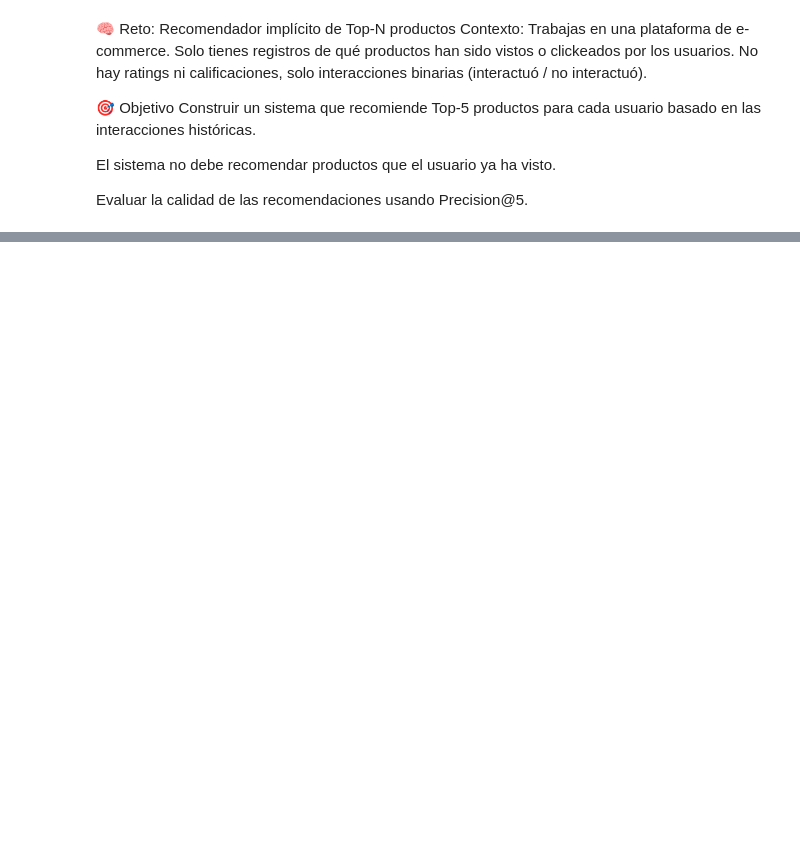
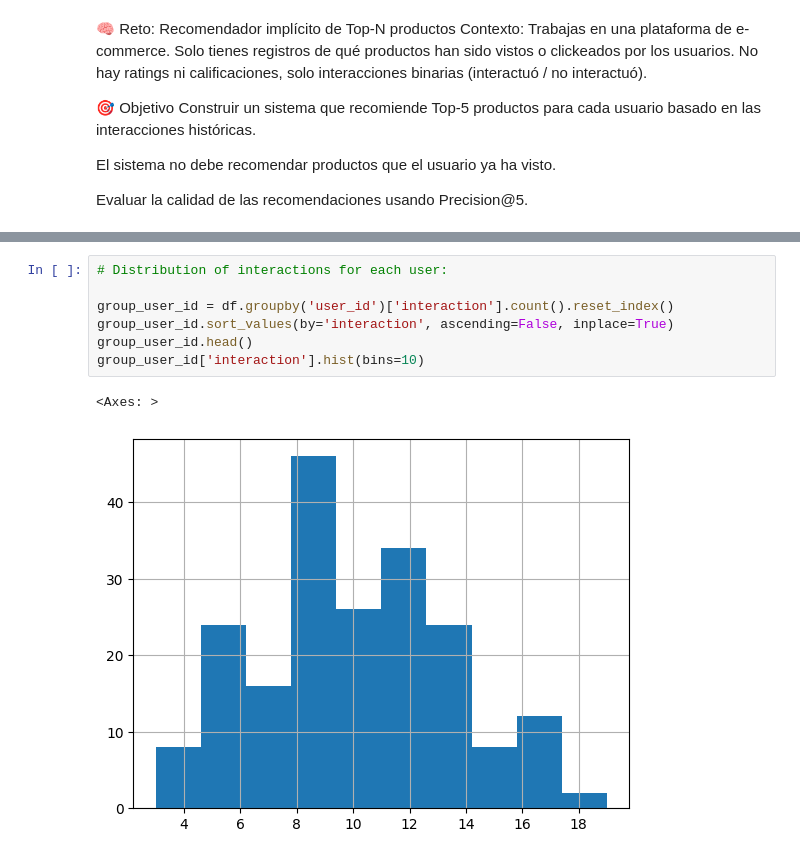
Before and after one commit to jonjimenez99/Portafolio, a Jupyter notebook: Sistema_recomendador.ipynb, the cells around one changed output, grey strips where cells are left out. Saved outputs shown, nothing was run; the diff lists cells and outputs as text; blank space fills up the shorter version.

```diff
--- a/Sistema_recomendador.ipynb
+++ b/Sistema_recomendador.ipynb
@@ -31,0 +73,10 @@ df.head()
+# %%
+# Distribution of interactions for each user:
+
+group_user_id = df.groupby('user_id')['interaction'].count().reset_index()
+group_user_id.sort_values(by='interaction', ascending=False, inplace=True)
+group_user_id.head()
+group_user_id['interaction'].hist(bins=10)
+# %% [output]
+<Axes: >
+[figure, added]
```
Also changed, not shown: parts of 24 cells of this notebook.
